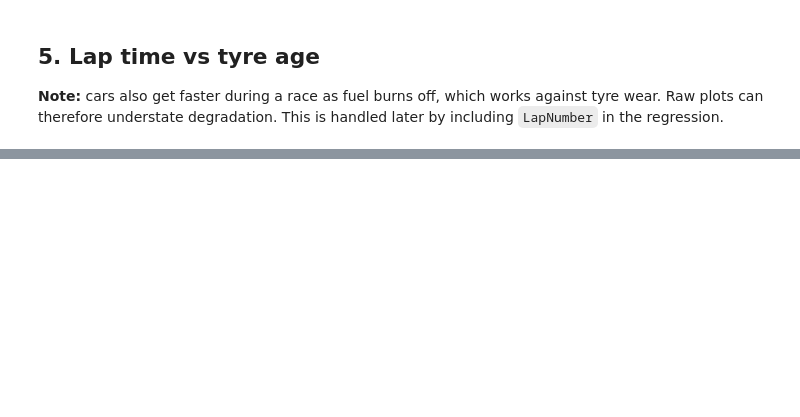
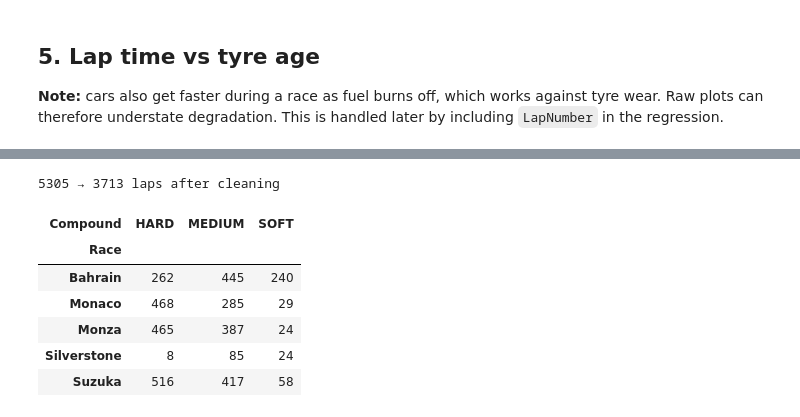
Before and after one commit to gavinvasco-prog/f1-race-analysis, a Jupyter notebook: notebooks/Gavin_tyre_degradation.ipynb, the cells around one changed output, grey strips where cells are left out. Cells and saved outputs as stored; diff of their text form; code cells hidden in the pictures; blank space fills up the shorter version.

```diff
--- a/notebooks/Gavin_tyre_degradation.ipynb
+++ b/notebooks/Gavin_tyre_degradation.ipynb
@@ -50,0 +111,24 @@ plt.show()
+# %%
+clean = df[
+    df["PitInTime"].isna()                                      # not a pit-in lap
+    & df["PitOutTime"].isna()                                   # not a pit-out lap
+    & (pd.to_numeric(df["TrackStatus"], errors="coerce") == 1)  # green flag only
+    & (df["Deleted"] != True)                                   # not deleted for track limits
+    & df["Compound"].isin(["SOFT", "MEDIUM", "HARD"])           # dry tyres only
+].copy()
+
+# Remove unusually slow laps: over 107% of each race's fastest lap
+fastest = clean.groupby("Race")["LapTime_s"].transform("min")
+clean = clean[clean["LapTime_s"] <= fastest * 1.07]
+
+print(len(df), "→", len(clean), "laps after cleaning")
+clean.groupby(["Race", "Compound"]).size().unstack()
+# %% [output]
+5305 → 3713 laps after cleaning
+| Compound | HARD | MEDIUM | SOFT |
+| Race |  |  |  |
+| Bahrain | 262 | 445 | 240 |
+| Monaco | 468 | 285 | 29 |
+| Monza | 465 | 387 | 24 |
+| Silverstone | 8 | 85 | 24 |
+| Suzuka | 516 | 417 | 58 |
```
Also changed, not shown: parts of 6 cells of this notebook.
